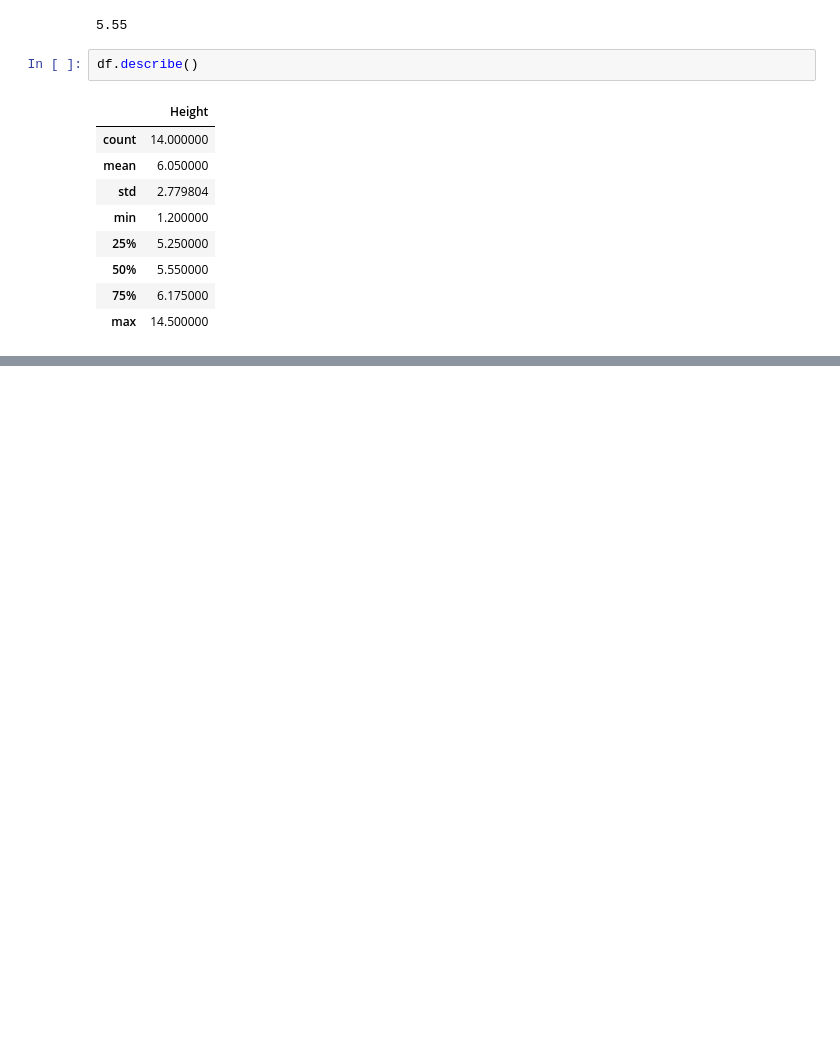
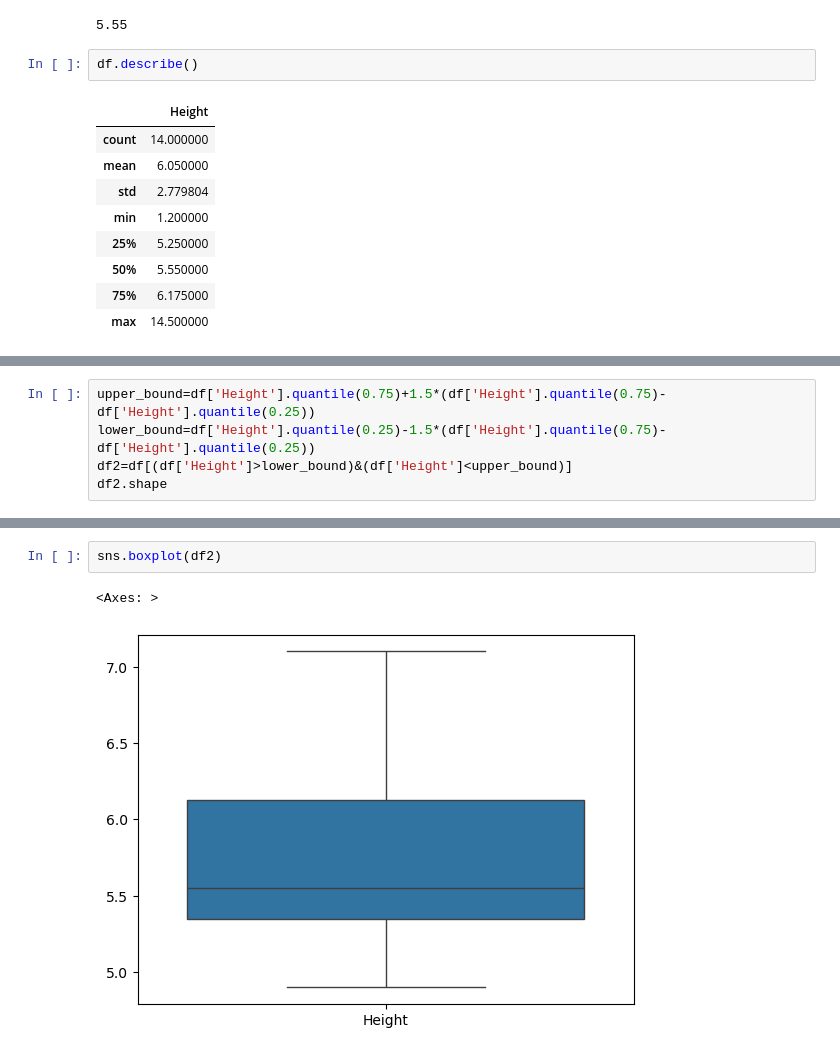
Before and after one commit to GichukiEdwin/Data-Analysis-Notebook, a Jupyter notebook: box_whisker_plots.ipynb, the cells around one changed output, grey strips where cells are left out. Drawn from its saved outputs; the diff is of its cells as text; blank space fills up the shorter version.

```diff
--- a/box_whisker_plots.ipynb
+++ b/box_whisker_plots.ipynb
@@ -132,0 +161,5 @@ print(height_outliers)
+# %%
+upper_bound=df['Height'].quantile(0.75)+1.5*(df['Height'].quantile(0.75)-df['Height'].quantile(0.25))
+lower_bound=df['Height'].quantile(0.25)-1.5*(df['Height'].quantile(0.75)-df['Height'].quantile(0.25))
+df2=df[(df['Height']>lower_bound)&(df['Height']<upper_bound)]
+df2.shape
@@ -132,0 +197,5 @@ print(height_outliers)
+# %%
+sns.boxplot(df2)
+# %% [output]
+<Axes: >
+[figure, added]
```
Also changed, not shown: parts of 10 cells of this notebook.
